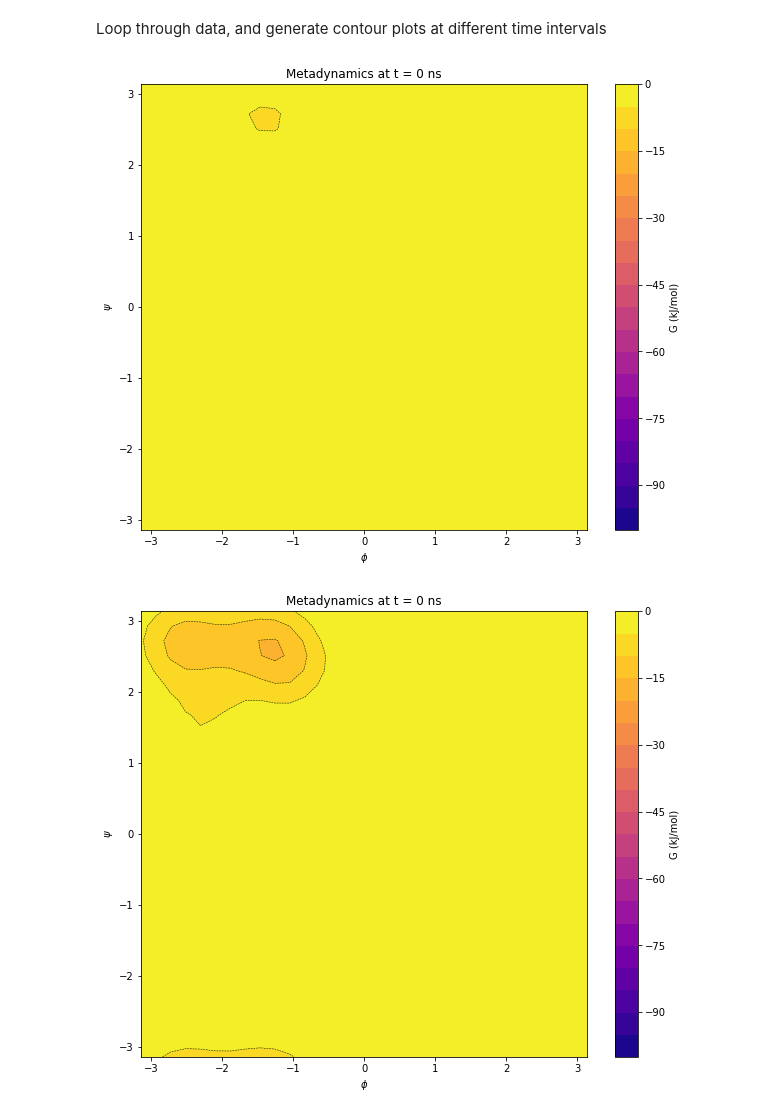
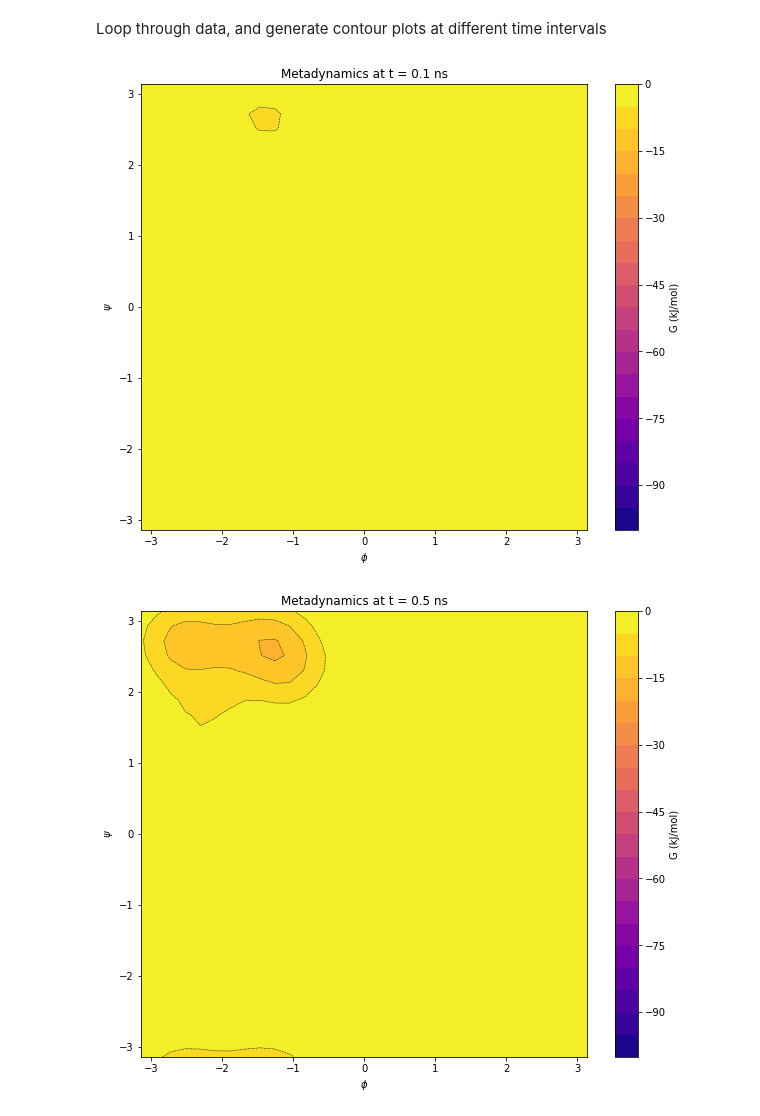
Before and after one commit to hsidky/ann_sampling, a Jupyter notebook: alanine_dipeptide/meta/meta_plot_data.ipynb, the cells around one changed output. Drawn from its saved outputs; the diff is of its cells as text; code cells hidden in the pictures.

```diff
--- a/alanine_dipeptide/meta/meta_plot_data.ipynb
+++ b/alanine_dipeptide/meta/meta_plot_data.ipynb
@@ -40,28 +40,30 @@ times = np.array([100, 500, 1000, 2500, 5000, 10000, 20000, 40000]) # Times at w
 # %%
 v = np.arange(-100, 5, 5) # Contours to plot.
 for t in times:
     fig = plt.figure(figsize=(10, 8.2))
     frame = int(t/(hfreq*dt))
     hills = np.loadtxt("hills.out".format(frame), skiprows=1)
 
     # Reshape, prep and call integrator.
     x, z = sum_hills(hills, 0, frame, [31, 31], [-np.pi, -np.pi], [np.pi, np.pi])
     xg = x[:,0].reshape((31, 31))
     yg = x[:,1].reshape((31, 31))
     zg = -z.reshape((31, 31))
     zg = zg - np.max(zg)
 
     # Plot data.
-    plt.title("Metadynamics at t = {} ns".format(t/1000))
+    plt.title("Metadynamics at t = {} ns".format(t/1000.))
     plt.contour(xg, yg, zg, v, linewidths=0.5, colors="k")
     plt.contourf(xg, yg, zg, v, cmap=plt.cm.plasma)
     cb = plt.colorbar()
     cb.set_label("G (kJ/mol)")
     plt.xlabel("$\phi$")
     plt.ylabel("$\psi$")
     plt.xlim((-np.pi, np.pi))
     plt.ylim((-np.pi, np.pi))
     plt.axis("equal")
+
+    plt.savefig("meta_{:.1f}ns.png".format(t/1000.))
 # %% [output]
-[figure, old version]
+[figure, new version]
-[figure, old version]
+[figure, new version]
```
Also changed, not shown: parts of 1 cell of this notebook, 2 other files.
